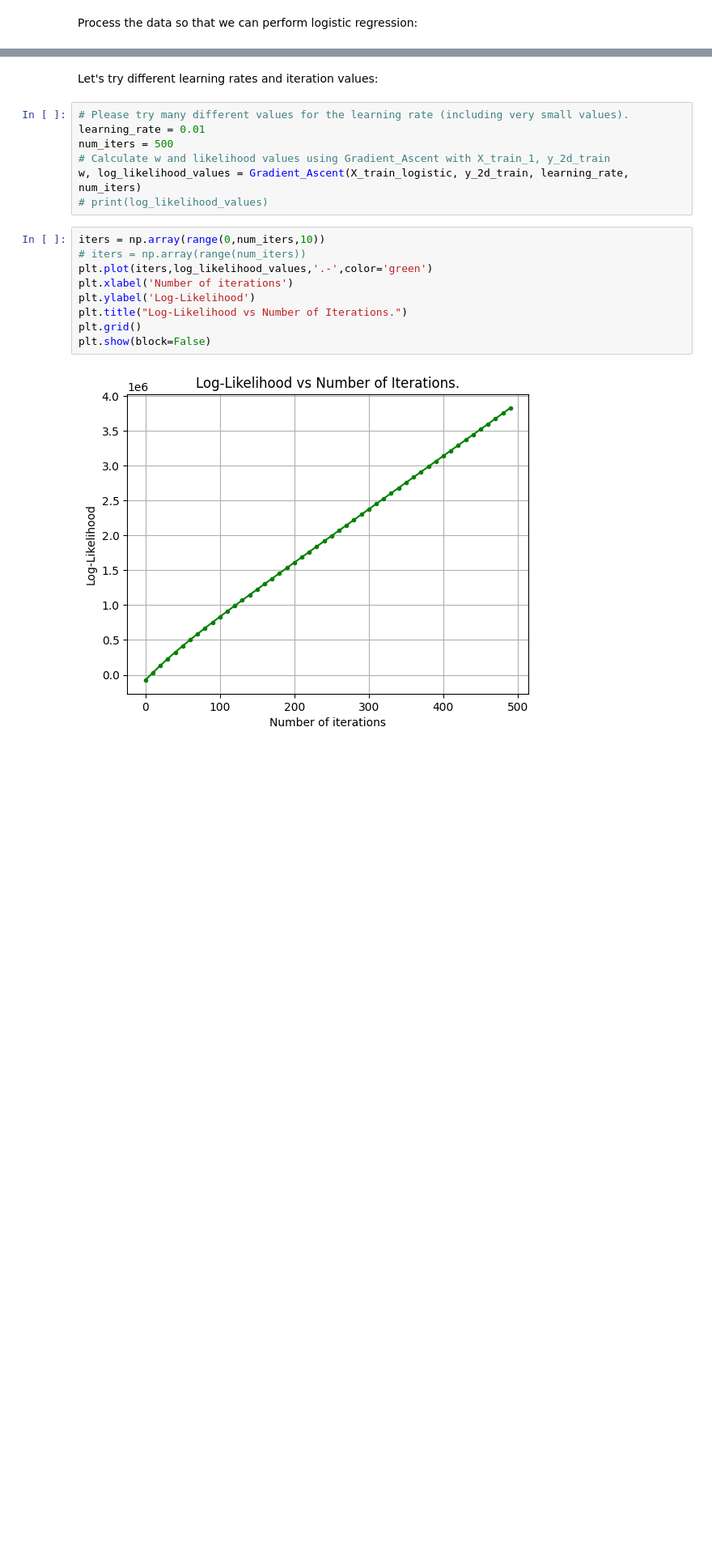
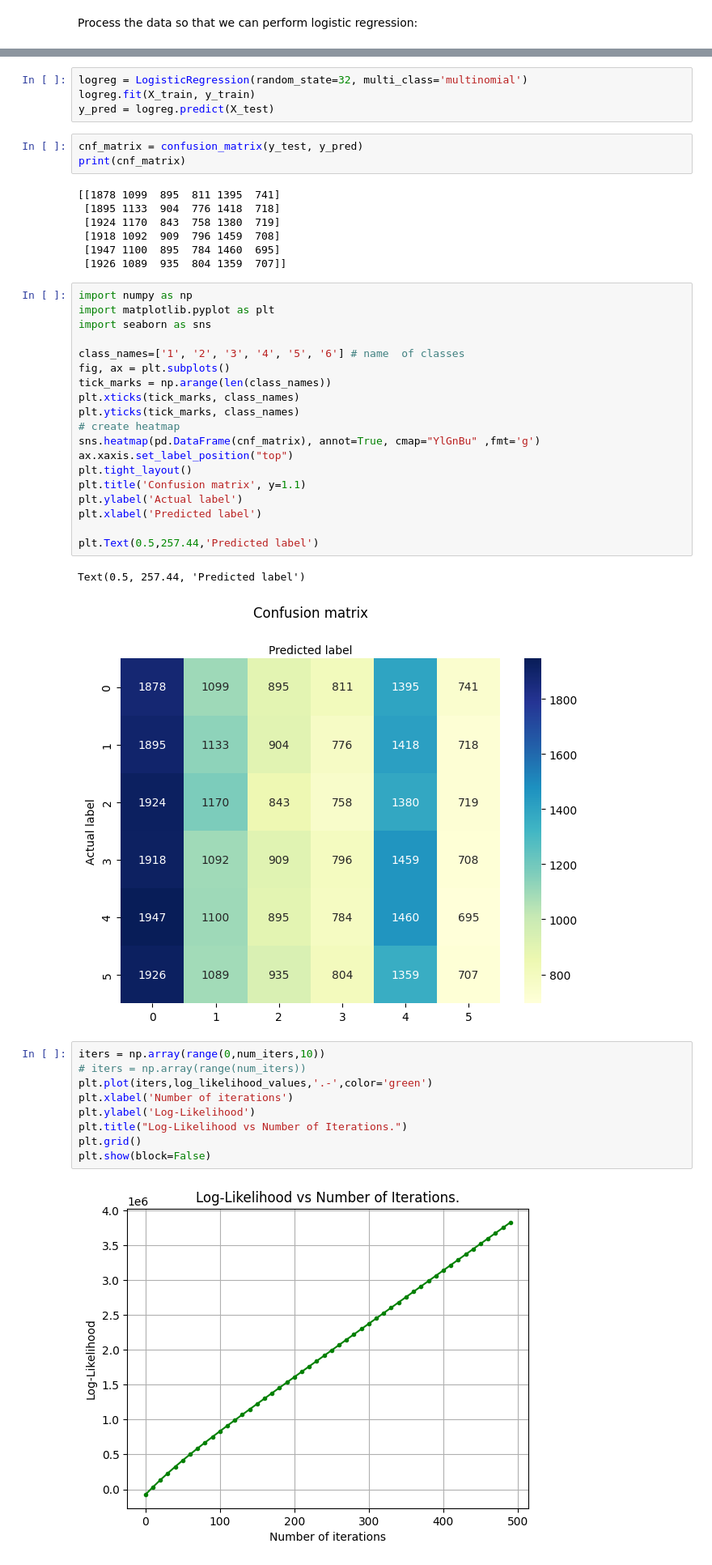
Before and after one commit to BeatrixEB/CS-UY4563.FinalProject, a Jupyter notebook: LogisticReg.ipynb, the cells around one changed output, grey strips where cells are left out. Shown at 81% size. Saved outputs shown, nothing was run; the diff lists cells and outputs as text; blank space fills up the shorter version.

```diff
--- a/LogisticReg.ipynb
+++ b/LogisticReg.ipynb
@@ -136,12 +93,39 @@ def Gradient_Ascent(X, y, learning_rate, num_iters):
-# %% [markdown]
-Let's try different learning rates and iteration values:
-# %%
-# Please try many different values for the learning rate (including very small values).
-learning_rate = 0.01
-num_iters = 500
-# Calculate w and likelihood values using Gradient_Ascent with X_train_1, y_2d_train
-w, log_likelihood_values = Gradient_Ascent(X_train_logistic, y_2d_train, learning_rate, num_iters)
-# print(log_likelihood_values)
+# %%
+logreg = LogisticRegression(random_state=32, multi_class='multinomial')
+logreg.fit(X_train, y_train)
+y_pred = logreg.predict(X_test)
+# %%
+cnf_matrix = confusion_matrix(y_test, y_pred)
+print(cnf_matrix)
+# %% [output]
+[[1878 1099  895  811 1395  741]
+ [1895 1133  904  776 1418  718]
+ [1924 1170  843  758 1380  719]
+ [1918 1092  909  796 1459  708]
+ [1947 1100  895  784 1460  695]
+ [1926 1089  935  804 1359  707]]
+# %%
+import numpy as np
+import matplotlib.pyplot as plt
+import seaborn as sns
+
+class_names=['1', '2', '3', '4', '5', '6'] # name  of classes
+fig, ax = plt.subplots()
+tick_marks = np.arange(len(class_names))
+plt.xticks(tick_marks, class_names)
+plt.yticks(tick_marks, class_names)
+# create heatmap
+sns.heatmap(pd.DataFrame(cnf_matrix), annot=True, cmap="YlGnBu" ,fmt='g')
+ax.xaxis.set_label_position("top")
+plt.tight_layout()
+plt.title('Confusion matrix', y=1.1)
+plt.ylabel('Actual label')
+plt.xlabel('Predicted label')
+
+plt.Text(0.5,257.44,'Predicted label')
+# %% [output]
+Text(0.5, 257.44, 'Predicted label')
+[figure, added]
 # %%
 iters = np.array(range(0,num_iters,10))
 # iters = np.array(range(num_iters))
```
Also changed, not shown: parts of 5 cells of this notebook, 1 other file.
